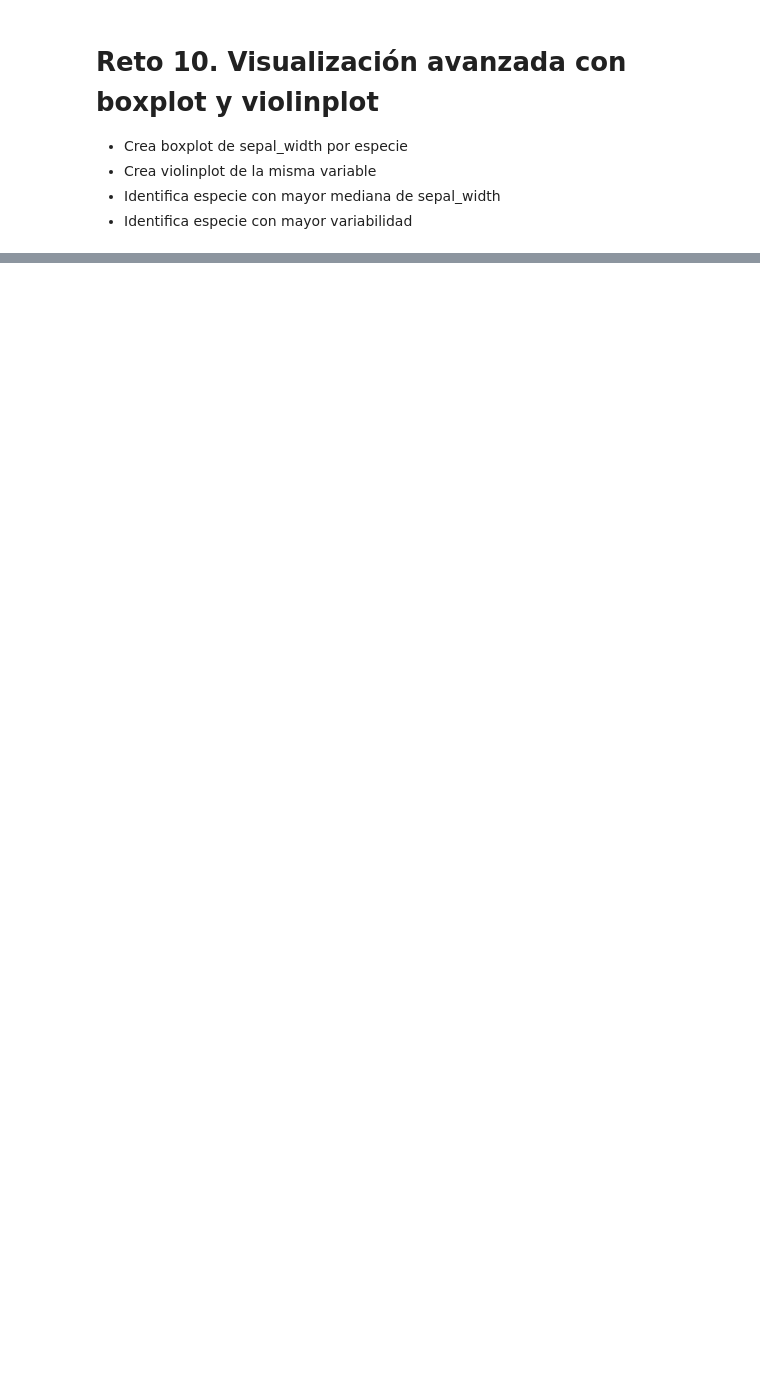
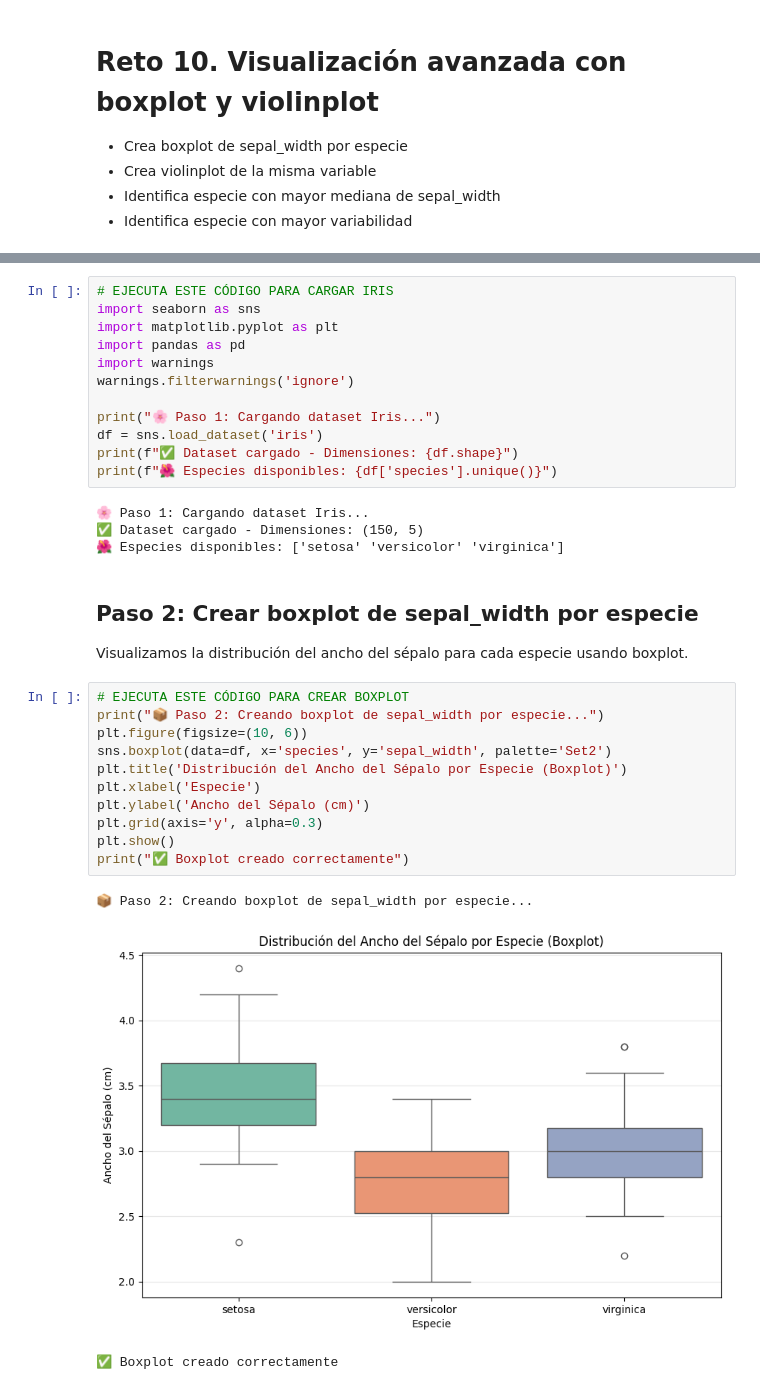
Before and after one commit to financieras/big_data, a Jupyter notebook: retos/reto_010.ipynb, the cells around one changed output, grey strips where cells are left out. Cells and saved outputs as stored; diff of their text form; blank space fills up the shorter version.

```diff
--- a/retos/reto_010.ipynb
+++ b/retos/reto_010.ipynb
@@ -155,0 +14,34 @@ print("\n🎉 ¡Reto 10 completado! Dominada la visualización avanzada con boxp
+# %%
+# EJECUTA ESTE CÓDIGO PARA CARGAR IRIS
+import seaborn as sns
+import matplotlib.pyplot as plt
+import pandas as pd
+import warnings
+warnings.filterwarnings('ignore')
+
+print("🌸 Paso 1: Cargando dataset Iris...")
+df = sns.load_dataset('iris')
+print(f"✅ Dataset cargado - Dimensiones: {df.shape}")
+print(f"🌺 Especies disponibles: {df['species'].unique()}")
+# %% [output]
+🌸 Paso 1: Cargando dataset Iris...
+✅ Dataset cargado - Dimensiones: (150, 5)
+🌺 Especies disponibles: ['setosa' 'versicolor' 'virginica']
+# %% [markdown]
+## **Paso 2: Crear boxplot de sepal_width por especie**
+Visualizamos la distribución del ancho del sépalo para cada especie usando boxplot.
+# %%
+# EJECUTA ESTE CÓDIGO PARA CREAR BOXPLOT
+print("📦 Paso 2: Creando boxplot de sepal_width por especie...")
+plt.figure(figsize=(10, 6))
+sns.boxplot(data=df, x='species', y='sepal_width', palette='Set2')
+plt.title('Distribución del Ancho del Sépalo por Especie (Boxplot)')
+plt.xlabel('Especie')
+plt.ylabel('Ancho del Sépalo (cm)')
+plt.grid(axis='y', alpha=0.3)
+plt.show()
+print("✅ Boxplot creado correctamente")
+# %% [output]
+📦 Paso 2: Creando boxplot de sepal_width por especie...
+[figure, added]
+✅ Boxplot creado correctamente
```
Also changed, not shown: parts of 13 cells of this notebook.
